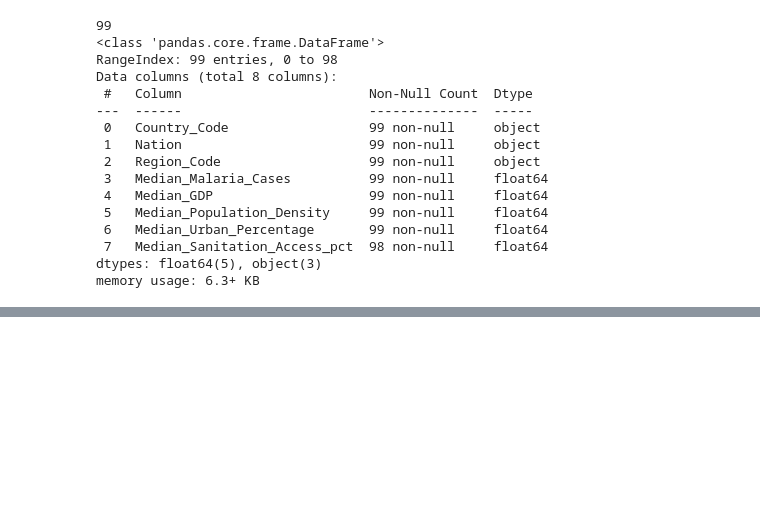
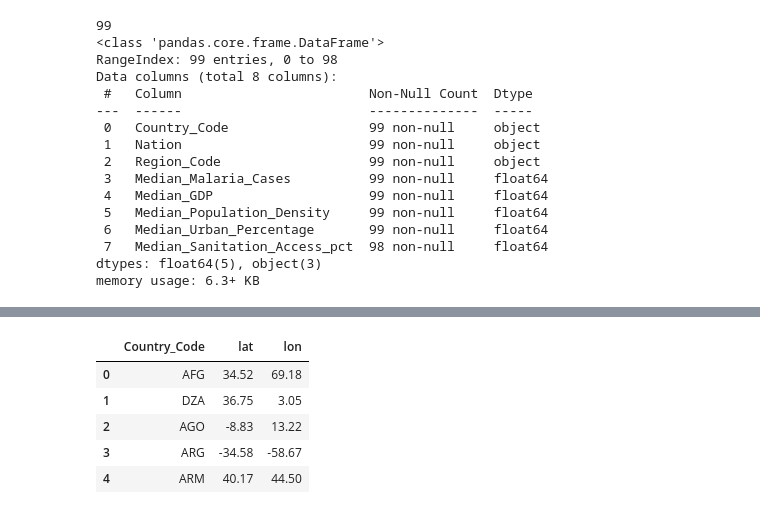
Before and after one commit to ZacharyMalonjao/Capstone2-A3101-Group2-SY26-27, a Jupyter notebook: ipynb_notebooks/malaria.ipynb, the cells around one changed output, grey strips where cells are left out. Drawn from its saved outputs; the diff is of its cells as text; code cells hidden in the pictures; blank space fills up the shorter version.

```diff
--- a/ipynb_notebooks/malaria.ipynb
+++ b/ipynb_notebooks/malaria.ipynb
@@ -734,0 +776,11 @@ Countries with all NaN years: 74
+# %%
+coords_df = pd.read_csv('country_coordinates.csv')
+coords_df.head()
+#Nice. nothing is missing.
+# %% [output]
+|  | Country_Code | lat | lon |
+| 0 | AFG | 34.52 | 69.18 |
+| 1 | DZA | 36.75 | 3.05 |
+| 2 | AGO | -8.83 | 13.22 |
+| 3 | ARG | -34.58 | -58.67 |
+| 4 | ARM | 40.17 | 44.50 |
```
Also changed, not shown: parts of 11 cells of this notebook, 1 other file.
